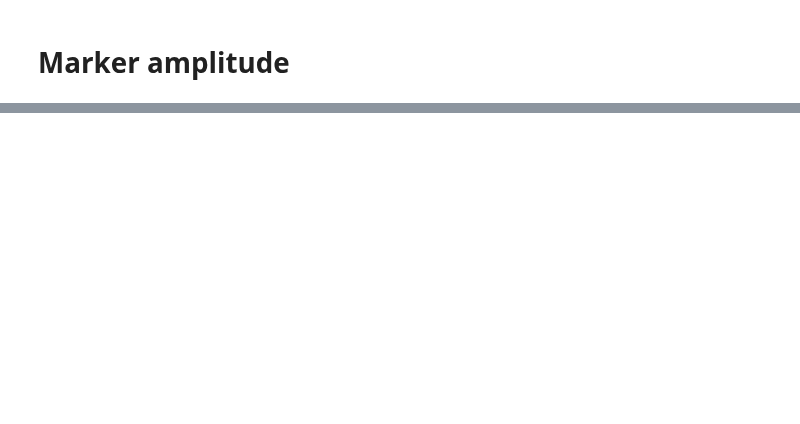
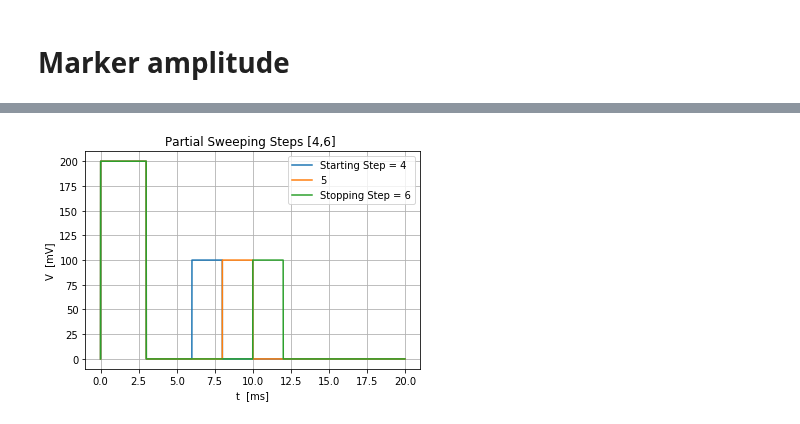
Before and after one commit to Holcan/STM, a Jupyter notebook: M8190/mechanicus.ipynb, the cells around one changed output, grey strips where cells are left out. Drawn from its saved outputs; the diff is of its cells as text; code cells hidden in the pictures; blank space fills up the shorter version.

```diff
--- a/M8190/mechanicus.ipynb
+++ b/M8190/mechanicus.ipynb
@@ -1216,0 +956,21 @@ print("Printed after 10 seconds")
+# %%
+obo3,tom = Sweep_Iteration(Pulses_List,5,20,625000,2,4)
+# %%
+fig,ax= plt.subplots()
+
+ax.grid(True)
+plt.plot(tom,obo3[0],label= 'Starting Step = 4')
+plt.plot(tom,obo3[1],label= '5')
+plt.plot(tom,obo3[2],label= 'Stopping Step = 6')
+#plt.plot(tom,obo[7],label= '8')
+#plt.plot(tom,obo[8],label= '4')
+#plt.plot(tom,obo[9],label= '5')
+#plt.plot(tom,obo[10],label= '10')
+ax.set_ylabel('V  [mV]')
+ax.set_xlabel('t  [ms]')
+ax.set_title('Partial Sweeping Steps [4,6] ')
+ax.legend(loc=0)
+plt.show()
+#fig.savefig('Pulse_sweep_t=20',optimize=True,bbox_inches='tight')
+# %% [output]
+[figure, added]
```
Also changed, not shown: parts of 143 cells of this notebook, 5 other files.
